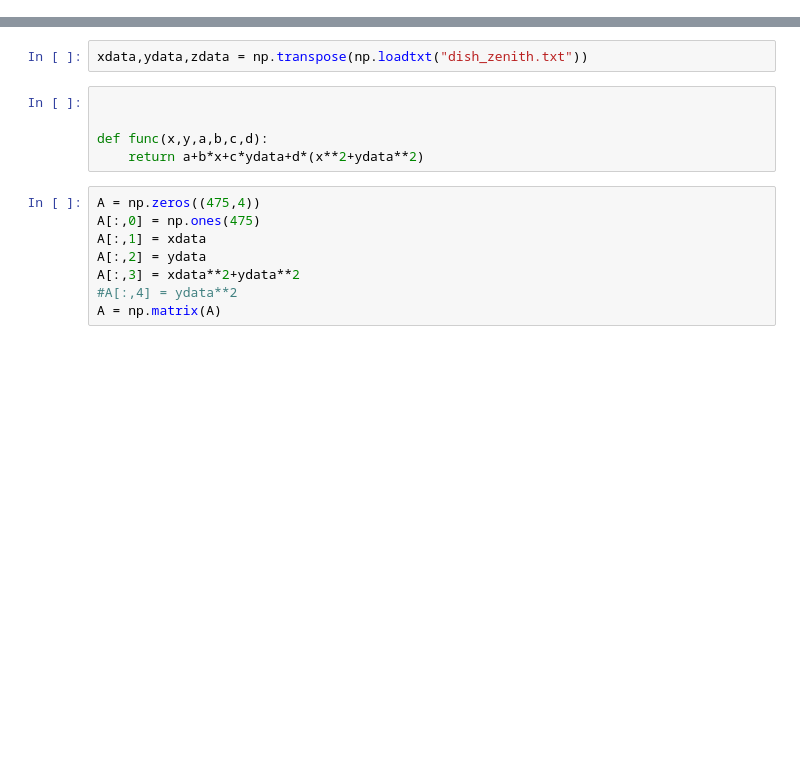
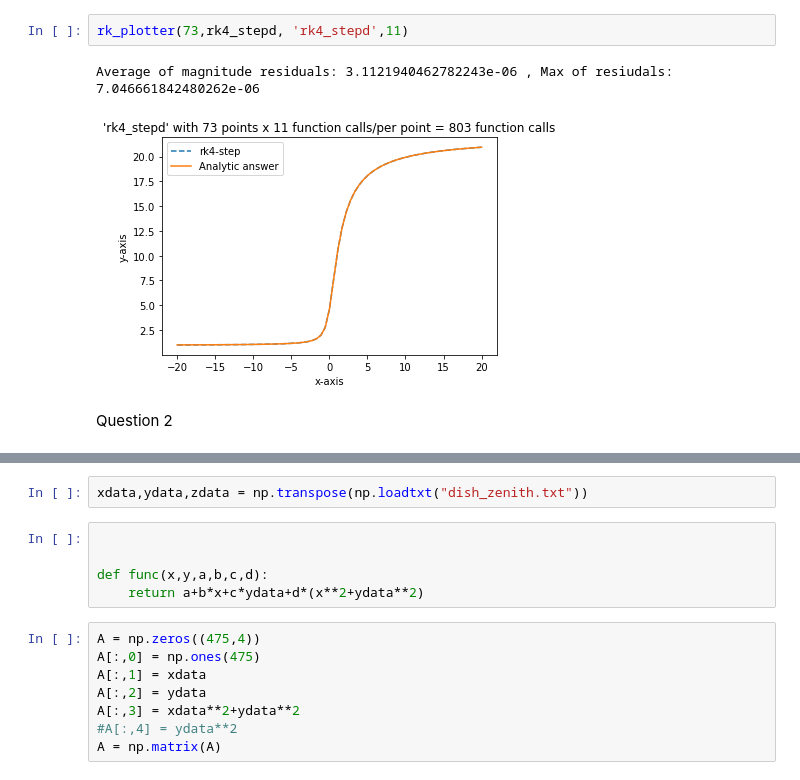
Before and after one commit to n-desjardins/phys512-2022, a Jupyter notebook: PSET3/pset3_notebook.ipynb, the cells around one changed output, grey strips where cells are left out. Cells and saved outputs as stored; diff of their text form; blank space fills up the shorter version.

```diff
--- a/PSET3/pset3_notebook.ipynb
+++ b/PSET3/pset3_notebook.ipynb
@@ -58 +87,8 @@ plt.savefig('rk4_err.png')
+# %%
+rk_plotter(73,rk4_stepd, 'rk4_stepd',11)
+# %% [output]
+Average of magnitude residuals: 3.1121940462782243e-06 , Max of resiudals: 7.046661842480262e-06
+[figure, added]
+# %% [markdown]
+Question 2
 # %%
```
Also changed, not shown: parts of 12 cells of this notebook.
